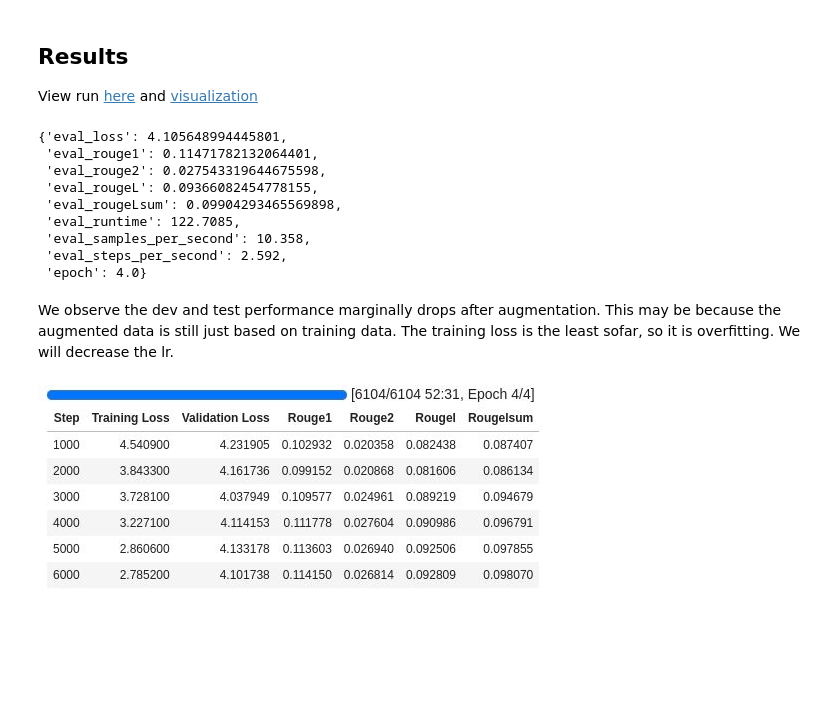
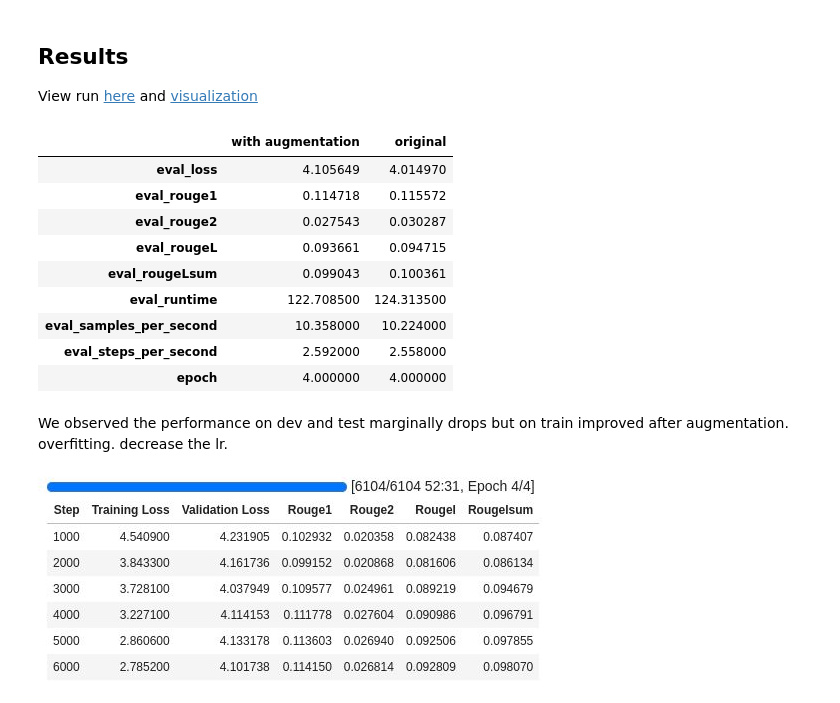
Before and after one commit to willtryagain/QuoraQA-Transformers, a Jupyter notebook: analysis/quora-qa.ipynb, the cells around one changed output. Drawn from its saved outputs; the diff is of its cells as text; code cells hidden in the pictures; blank space fills up the shorter version.

```diff
--- a/analysis/quora-qa.ipynb
+++ b/analysis/quora-qa.ipynb
@@ -725,7 +730,8 @@ Dataset({
 
 View run [here](https://www.kaggle.com/code/amanatman/augmented-data) and [visualization](https://wandb.ai/willtryagain/huggingface?nw=nwuserwilltryagain)
 # %%
-{'eval_loss': 4.105648994445801,
+aug_res = {}
+aug_res['with augmentation'] = {'eval_loss': 4.105648994445801,
  'eval_rouge1': 0.11471782132064401,
  'eval_rouge2': 0.027543319644675598,
  'eval_rougeL': 0.09366082454778155,
@@ -734,18 +740,22 @@ View run [here](https://www.kaggle.com/code/amanatman/augmented-data) and [visua
  'eval_samples_per_second': 10.358,
  'eval_steps_per_second': 2.592,
  'epoch': 4.0}
+aug_res['original'] = table_exp['BART']
-# %% [output]
-{'eval_loss': 4.105648994445801,
- 'eval_rouge1': 0.11471782132064401,
- 'eval_rouge2': 0.027543319644675598,
- 'eval_rougeL': 0.09366082454778155,
- 'eval_rougeLsum': 0.09904293465569898,
- 'eval_runtime': 122.7085,
- 'eval_samples_per_second': 10.358,
- 'eval_steps_per_second': 2.592,
- 'epoch': 4.0}
-# %% [markdown]
-We observe the dev and test performance marginally drops after augmentation. This may be because the augmented data is still just based on training data. The training loss is the least sofar, so  it is overfitting. We will decrease the lr.
+# %%
+pd.DataFrame.from_dict(aug_res)
+# %% [output]
+|  | with augmentation | original |
+| eval_loss | 4.105649 | 4.014970 |
+| eval_rouge1 | 0.114718 | 0.115572 |
+| eval_rouge2 | 0.027543 | 0.030287 |
+| eval_rougeL | 0.093661 | 0.094715 |
+| eval_rougeLsum | 0.099043 | 0.100361 |
+| eval_runtime | 122.708500 | 124.313500 |
+| eval_samples_per_second | 10.358000 | 10.224000 |
+| eval_steps_per_second | 2.592000 | 2.558000 |
+| epoch | 4.000000 | 4.000000 |
+# %% [markdown]
+We observed the performance on dev and test  marginally drops but on train improved after augmentation. overfitting. decrease the lr.
 # %% [markdown]
 ![a](embedded-picture-1)
 # %% [markdown]
```
Also changed, not shown: parts of 21 cells of this notebook, 10 other files.
